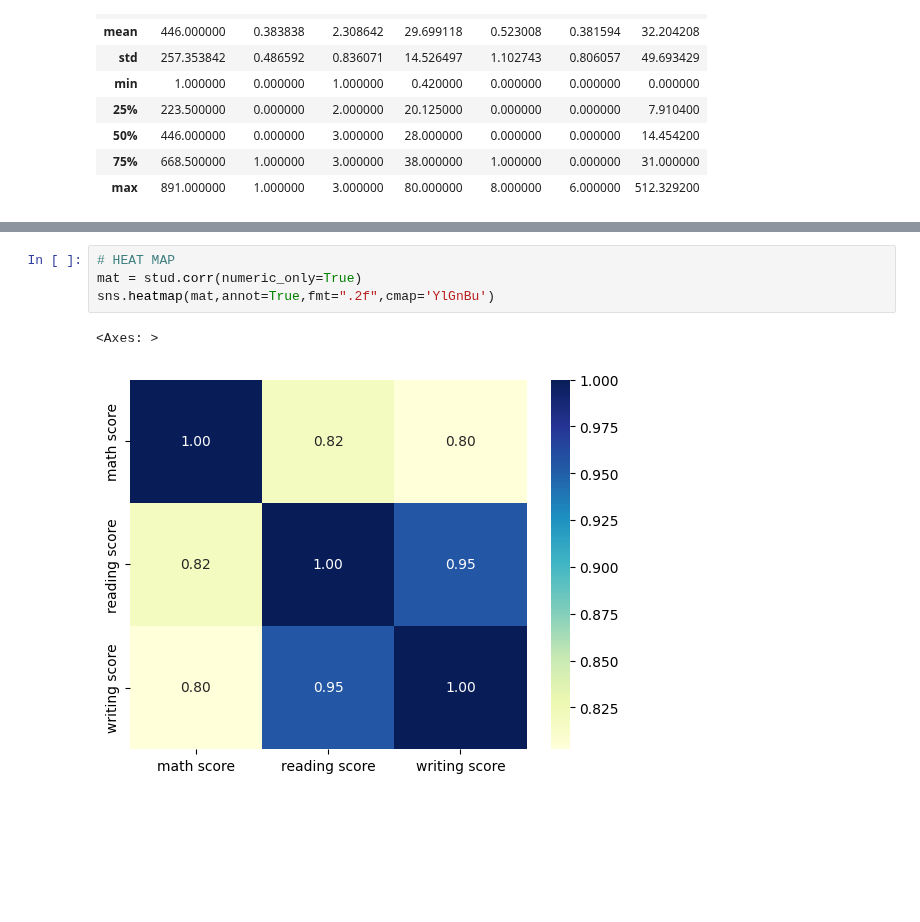
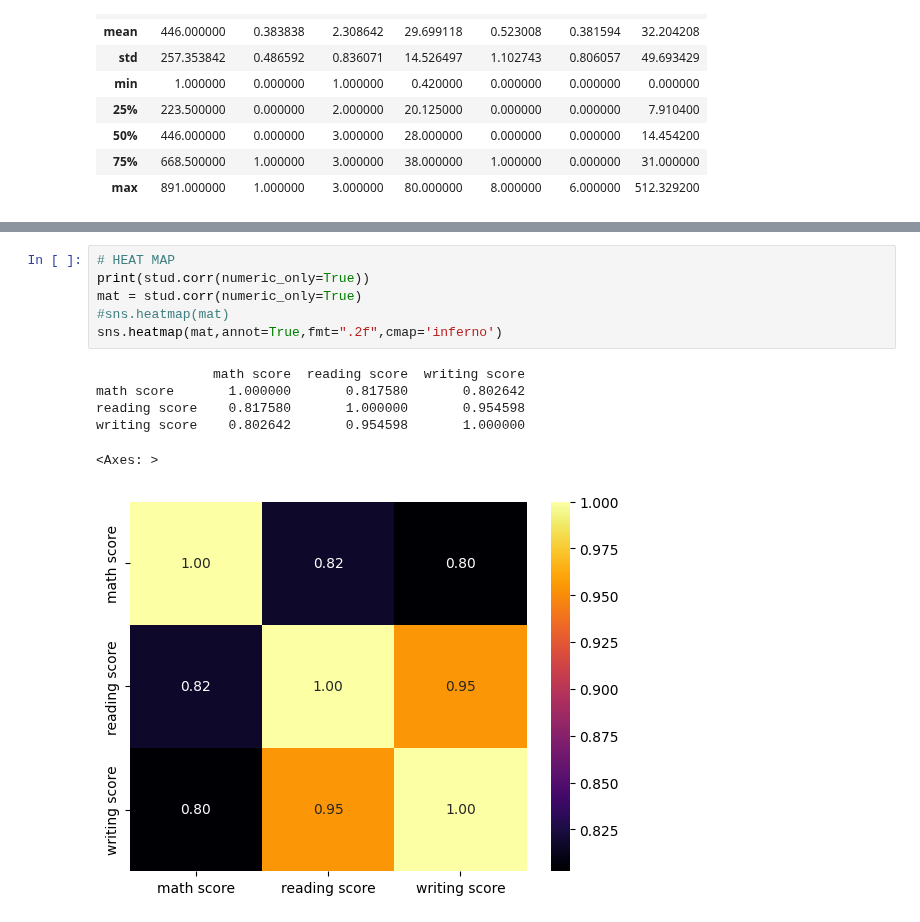
Before and after one commit to sbccas/data-analytics-using-python, a Jupyter notebook: 2_Lecture_Notes/OurLabDemos.ipynb, the cells around one changed output, grey strips where cells are left out. Drawn from its saved outputs; the diff is of its cells as text; blank space fills up the shorter version.

```diff
--- a/2_Lecture_Notes/OurLabDemos.ipynb
+++ b/2_Lecture_Notes/OurLabDemos.ipynb
@@ -529,9 +530,15 @@ memory usage: 62.6+ KB
 # %%
 # HEAT MAP
+print(stud.corr(numeric_only=True))
 mat = stud.corr(numeric_only=True)
-sns.heatmap(mat,annot=True,fmt=".2f",cmap='YlGnBu')
+#sns.heatmap(mat)
+sns.heatmap(mat,annot=True,fmt=".2f",cmap='inferno')
 # %% [output]
-<Axes: >
+               math score  reading score  writing score
+math score       1.000000       0.817580       0.802642
+reading score    0.817580       1.000000       0.954598
+writing score    0.802642       0.954598       1.000000
+<Axes: >
-[figure, old version]
+[figure, new version]
 # %%
 # HEAT MAP
```
Also changed, not shown: parts of 8 cells of this notebook.
